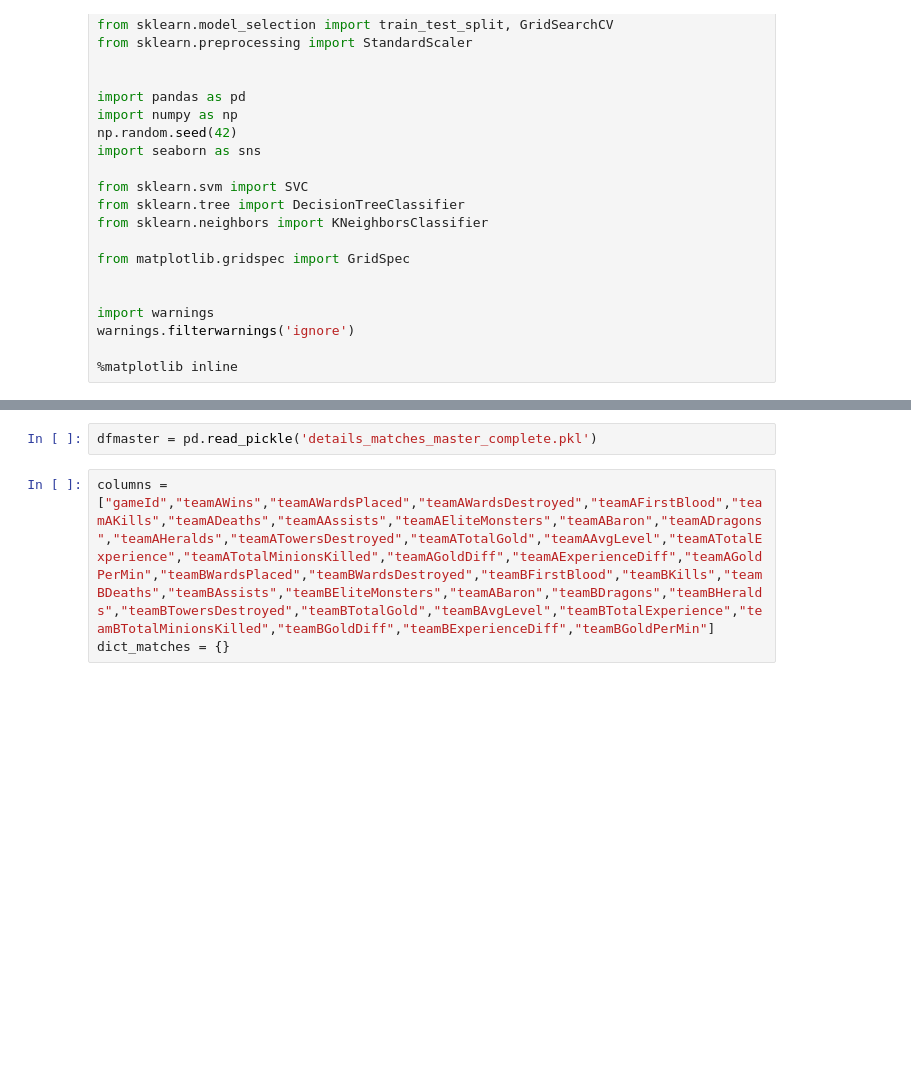
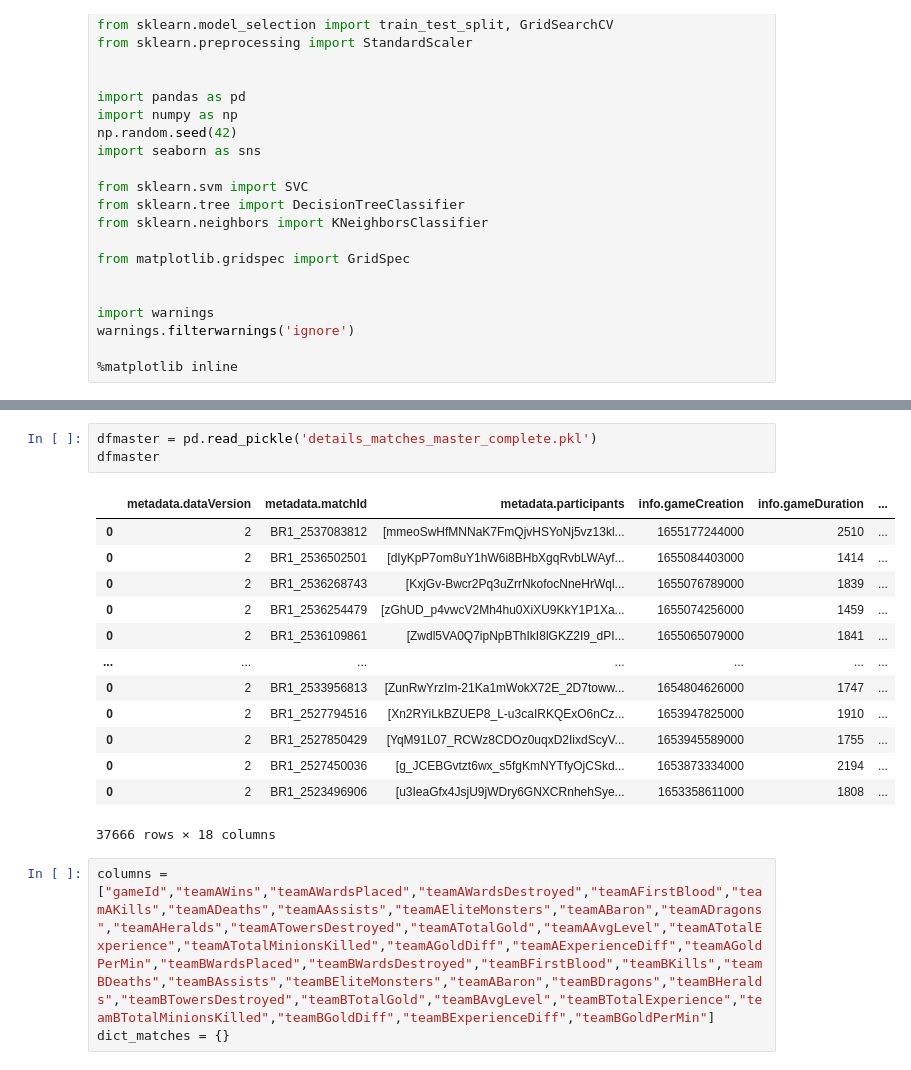
Before and after one commit to iagoesp/MATE33, a Jupyter notebook: trabalho_final.ipynb, the cells around one changed output, grey strips where cells are left out. Saved outputs shown, nothing was run; the diff lists cells and outputs as text; blank space fills up the shorter version.

```diff
--- a/trabalho_final.ipynb
+++ b/trabalho_final.ipynb
@@ -30,5 +60,20 @@ dfgrandmaster = pd.read_pickle('complete_details_matches_grandmaster.pkl')
 # %%
 dfmaster = pd.read_pickle('details_matches_master_complete.pkl')
+dfmaster
+# %% [output]
+|  | metadata.dataVersion | metadata.matchId | metadata.participants | info.gameCreation | info.gameDuration | ... |
+| 0 | 2 | BR1_2537083812 | [mmeoSwHfMNNaK7FmQjvHSYoNj5vz13kl... | 1655177244000 | 2510 | ... |
+| 0 | 2 | BR1_2536502501 | [dIyKpP7om8uY1hW6i8BHbXgqRvbLWAyf... | 1655084403000 | 1414 | ... |
+| 0 | 2 | BR1_2536268743 | [KxjGv-Bwcr2Pq3uZrrNkofocNneHrWql... | 1655076789000 | 1839 | ... |
+| 0 | 2 | BR1_2536254479 | [zGhUD_p4vwcV2Mh4hu0XiXU9KkY1P1Xa... | 1655074256000 | 1459 | ... |
+| 0 | 2 | BR1_2536109861 | [Zwdl5VA0Q7ipNpBThIkI8lGKZ2I9_dPI... | 1655065079000 | 1841 | ... |
+| ... | ... | ... | ... | ... | ... | ... |
+| 0 | 2 | BR1_2533956813 | [ZunRwYrzIm-21Ka1mWokX72E_2D7toww... | 1654804626000 | 1747 | ... |
+| 0 | 2 | BR1_2527794516 | [Xn2RYiLkBZUEP8_L-u3caIRKQExO6nCz... | 1653947825000 | 1910 | ... |
+| 0 | 2 | BR1_2527850429 | [YqM91L07_RCWz8CDOz0uqxD2IixdScyV... | 1653945589000 | 1755 | ... |
+| 0 | 2 | BR1_2527450036 | [g_JCEBGvtzt6wx_s5fgKmNYTfyOjCSkd... | 1653873334000 | 2194 | ... |
+| 0 | 2 | BR1_2523496906 | [u3IeaGfx4JsjU9jWDry6GNXCRnhehSye... | 1653358611000 | 1808 | ... |
+37666 rows × 18 columns
 # %%
 columns = ["gameId","teamAWins","teamAWardsPlaced","teamAWardsDestroyed","teamAFirstBlood","teamAKills","teamADeaths","teamAAssists","teamAEliteMonsters","teamABaron","teamADragons","teamAHeralds","teamATowersDestroyed","teamATotalGold","teamAAvgLevel","teamATotalExperience","teamATotalMinionsKilled","teamAGoldDiff","teamAExperienceDiff","teamAGoldPerMin","teamBWardsPlaced","teamBWardsDestroyed","teamBFirstBlood","teamBKills","teamBDeaths","teamBAssists","teamBEliteMonsters","teamABaron","teamBDragons","teamBHeralds","teamBTowersDestroyed","teamBTotalGold","teamBAvgLevel","teamBTotalExperience","teamBTotalMinionsKilled","teamBGoldDiff","teamBExperienceDiff","teamBGoldPerMin"]
 dict_matches = {}
```
Also changed, not shown: parts of 22 cells of this notebook.
